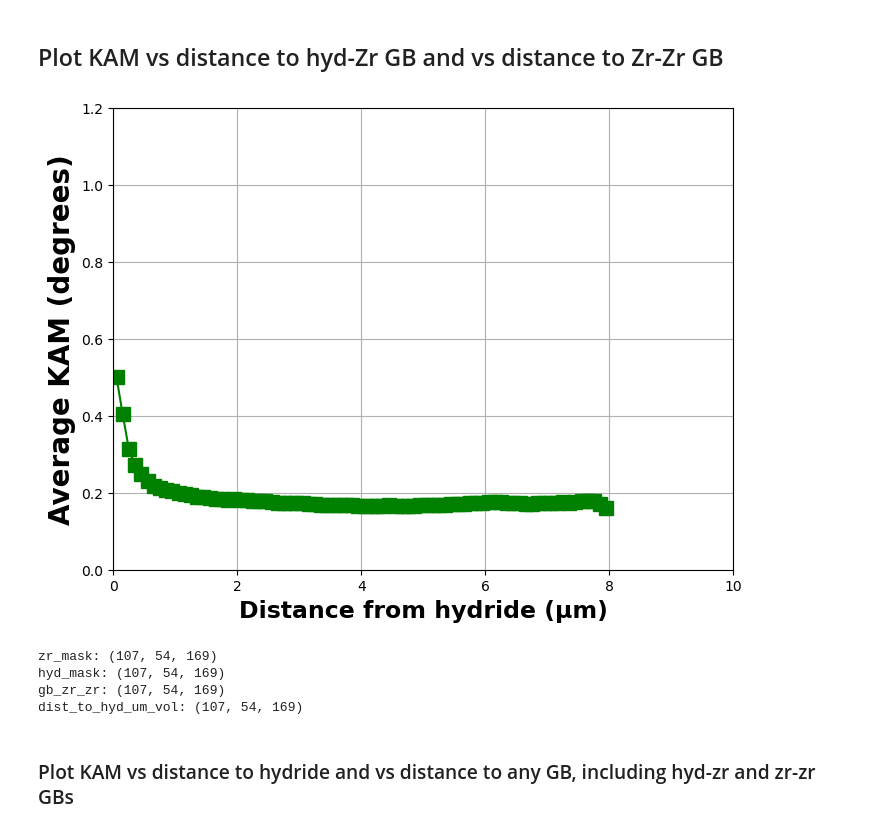
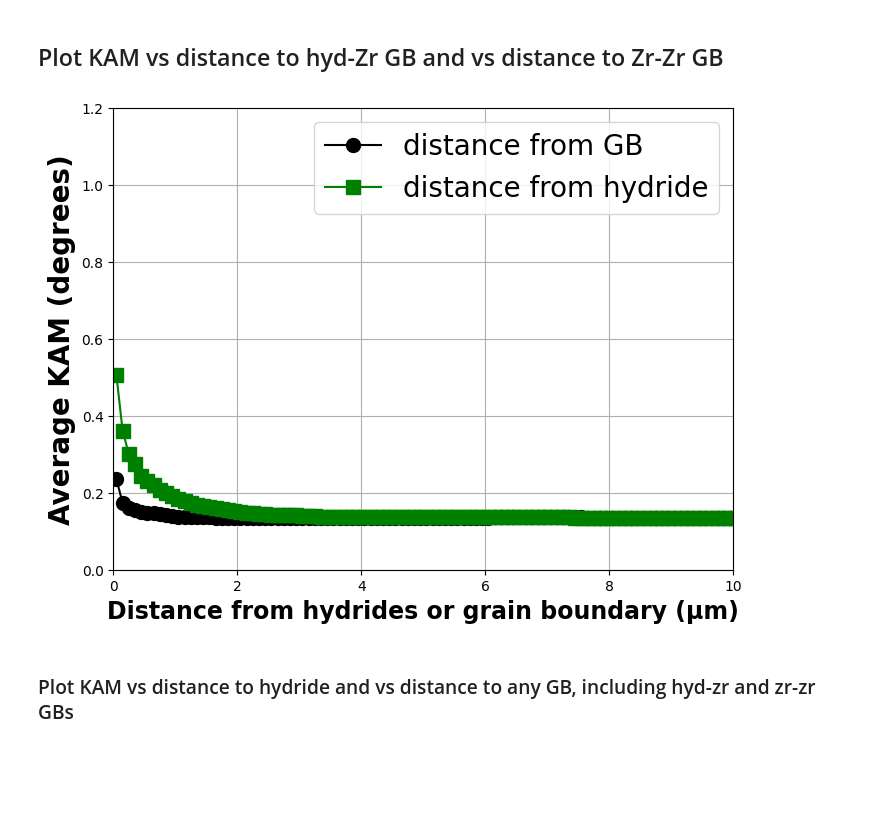
Before and after one commit to zr-midas/3D_characterisation_Zircaloy4, a Jupyter notebook: 3D_charaterisation/KAM_analysis/KAM_vs_distanceGB_hyd.ipynb, the cells around one changed output. Saved outputs shown, nothing was run; the diff lists cells and outputs as text; code cells hidden in the pictures; blank space fills up the shorter version.

```diff
--- a/3D_charaterisation/KAM_analysis/KAM_vs_distanceGB_hyd.ipynb
+++ b/3D_charaterisation/KAM_analysis/KAM_vs_distanceGB_hyd.ipynb
@@ -10,16 +10,13 @@ from matplotlib.lines import Line2D
 # %% [markdown]
 ### Import files
 # %%
-small_microstructure = False
+small_microstructure = True
 larger_microstructure = False
-section = True
+section = False
 
 if small_microstructure:
     file_path = 'E:/Users/lagon/The University of Manchester Dropbox/Laura Gonzalez/Zr-hydrides/Lunty polish/Lunty avec tickle/Laura analysis Part 1/3D microstructure analysis'
-    #file_path = 'E:/Users/lagon/The University of Manchester Dropbox/Laura Gonzalez/Zr-hydrides/Lunty polish/Lunty avec tickle/Laura analysis Part 1/Cleaning Zr with Hydrides/'
     file_name = file_path + "/4.5-Recrystallised_rotated_aligned_cleaned_KAM_boundarycells.dream3d"
-    #file_name = file_path + "D3D_Lunty_avec_tickle_Part1_100nm_cleanedmicrostructure_withhydrides_IPF_KAM_distances.dream3d"
-    #KAM_path = "/DataContainers/ImageDataContainer/CellData/KernelAverageMisorientations"
     KAM_path = "/DataContainers/ImageDataContainer/CellData/KAM"
     boundary_cells = "/DataContainers/ImageDataContainer/CellData/BoundaryCells"
     hydphase, Zrphase = 1, 2
@@ -273,38 +89,28 @@ Hydride region: 2.939999934285879 to 6.359999857842922 µm
 # %% [markdown]
 ## Plot KAM vs distance to hyd-Zr GB and vs distance to Zr-Zr GB
 # %%
-#  ZR–HYD GB DISTANCES
+##  ZR–HYD GB DISTANCES
 
-# GB voxels on the Zr side (includes Zr-Zr and Zr-hyd)
+# GB voxels of the Zr phase (includes Zr-Zr and Zr-hyd GB)
 gb_in_zr = gb_all & zr_mask
 
 # Define "touching hydride" using a 3x3x3 neighborhood (includes diagonals)
 hyd_touch = binary_dilation(hyd_mask, structure=np.ones((3, 3, 3), dtype=bool))
 
-# Case 2 mask: Zr-hyd GB voxels = GB voxels in Zr that touch hydride
+# GB voxels in Zr that touch hydride
 gb_zr_hyd = gb_in_zr & hyd_touch
-
-voxel_spacing = tuple(np.asarray(voxel_size, dtype=float))
 
 # Distance from each Zr voxel to nearest Zr-hyd GB voxel
 dist_gb_hyd_vol = distance_transform_edt(~gb_zr_hyd, sampling=voxel_spacing)
 dist_gb_hyd = dist_gb_hyd_vol[zr_mask]
 
-# Matching Zr KAM values
-kam_zr = kam[zr_mask]
-
-# --- Bin + mean ---
-bin_width = 0.1
-max_dist = 30.0
-bins = np.arange(0.0, max_dist + bin_width, bin_width)
-
-bin_centers_hydgb, bin_means_hydgb = binned_mean(dist_gb_hyd, kam_zr, bins)
-
-# ZR–ZR GB DISTANCES, only those >= 2.4 µm from hydrides
-
-kam_zr = kam[zr_mask] # KAM for Zr voxels
 
 
+## ZR–ZR GB DISTANCES, only those >= 2.4 µm from hydrides
+
+# KAM values of Zr phase
+kam_zr = kam[zr_mask]
+kam_zr = kam[zr_mask] # KAM for Zr voxels
 gb_in_zr = gb_all & zr_mask # Zr–Zr GB voxels
 
 # "Touches hydride" in a 3x3x3 neighborhood (includes diagonals)
@@ -316,7 +122,7 @@ gb_zr_zr = gb_in_zr & (~hyd_touch)
 # Distance-to-hydride
 dist_to_hyd_um_vol = distance_transform_edt(~hyd_mask, sampling=voxel_spacing)
 
-# Threshold: keep only Zr–Zr GB voxels >= 2.4 microns from hydrides
+# Threshold: plot only Zr–Zr GB voxels >= 2.4 microns from hydrides
 R_um = 2.4
 
 # distance to hydride everywhere
@@ -330,48 +136,48 @@ dist_to_gb_far_vol = distance_transform_edt(~gb_zr_zr_far, sampling=voxel_spacin
 
 # important! only consider Zr voxels that are also far from hydrides
 zr_far_mask = zr_mask & (dist_to_hyd_um_vol >= R_um)
-
 kam_zr_far = kam[zr_far_mask]
 dist_to_gb_far = dist_to_gb_far_vol[zr_far_mask]
 
+
+
+## Set bins for plotting
+
+bin_width = 0.1
+max_dist = 30.0
+bins = np.arange(0.0, max_dist + bin_width, bin_width)
+bin_centers_hydgb, bin_means_hydgb = binned_mean(dist_gb_hyd, kam_zr, bins)
 bin_centers, bin_means = binned_mean(dist_to_gb_far, kam_zr_far, bins)
-m = ~np.isnan(bin_means)
+
+
+
+## Plot the graphs
 
 plt.figure(figsize=(8, 6))
 
 
 if small_microstructure or larger_microstructure:
     plt.xlabel("Distance from hydrides or grain boundary (µm)", fontsize=17, fontweight='bold')
     plt.plot(bin_centers, bin_means, marker='o', color='black', markersize=10, label=f'distance from GB')
     plt.plot(bin_centers_hydgb, bin_means_hydgb, marker='s', color='green', markersize=10, label='distance from hydride')
     plt.legend(fontsize=20)
 
 
 if section:
     plt.xlabel("Distance from hydride (µm)", fontsize=17, fontweight='bold')
     plt.plot(bin_centers_hydgb, bin_means_hydgb, marker='s', color='green', markersize=10)
 
 
 plt.ylabel("Average KAM (degrees)", fontsize=20, fontweight='bold')
 
 
 plt.xlim([0, 10])
 plt.ylim([0, 1.2])
 plt.grid(True)
 
 plt.show()
 # %% [output]
-[figure, old version]
+[figure, new version]
-# %%
-print("zr_mask:", zr_mask.shape)
-print("hyd_mask:", hyd_mask.shape)
-print("gb_zr_zr:", gb_zr_zr.shape)
-print("dist_to_hyd_um_vol:", dist_to_hyd_um_vol.shape)
-# %% [output]
-zr_mask: (107, 54, 169)
-hyd_mask: (107, 54, 169)
-gb_zr_zr: (107, 54, 169)
-dist_to_hyd_um_vol: (107, 54, 169)
 # %% [markdown]
 ### Plot KAM vs distance to hydride and vs distance to any GB, including hyd-zr and zr-zr GBs
 # %%
```
Also changed, not shown: parts of 10 cells of this notebook.
